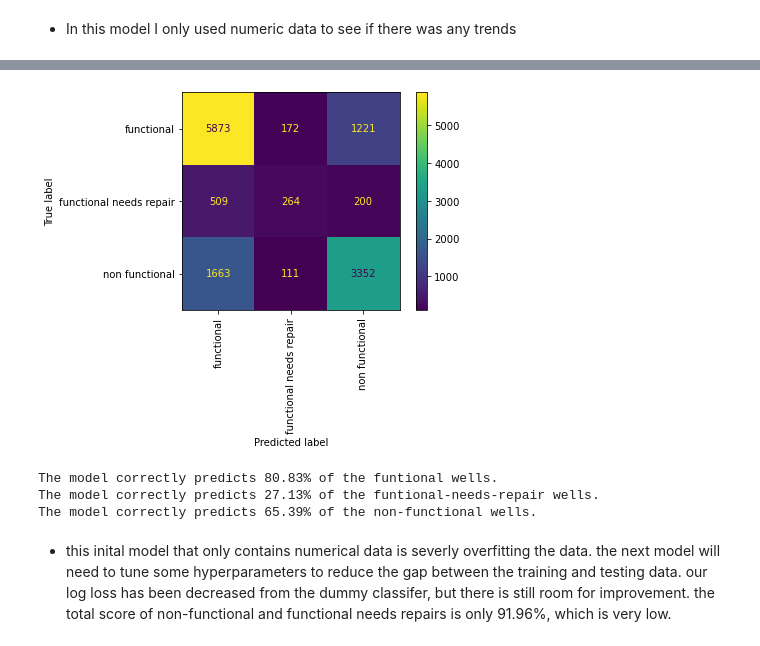
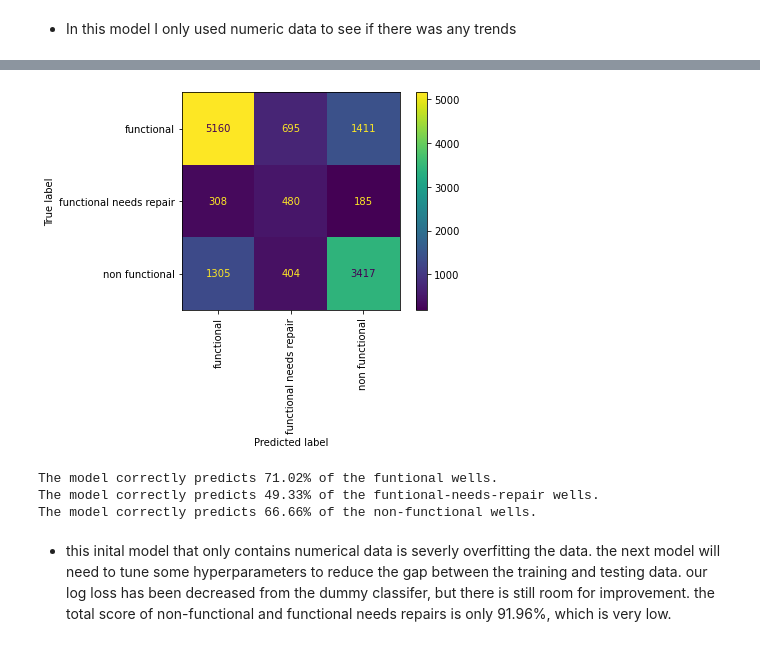
Before and after one commit to fivearm/Phase_3_Project, a Jupyter notebook: 03_random_forest_models.ipynb, the cells around one changed output, grey strips where cells are left out. Drawn from its saved outputs; the diff is of its cells as text; code cells hidden in the pictures.

```diff
--- a/03_random_forest_models.ipynb
+++ b/03_random_forest_models.ipynb
@@ -63,16 +64,7 @@ y_test = y_test.reshape(13365, )
 # %% [markdown]
 * In this model I only used numeric data to see if there was any trends
 # %%
-rfc = RandomForestClassifier()
-ss = StandardScaler()
+pipeline_0 = imbPipeline([('ss', StandardScaler()), ('smote', SMOTE(random_state=42)), ('rfc', RandomForestClassifier())])
 
 X_train_nums = X_train.select_dtypes(exclude=object)
 X_test_nums = X_test.select_dtypes(exclude=object)
-
-X_train_nums_scaled = ss.fit_transform(X_train_nums)
-X_test_nums_scaled = ss.transform(X_test_nums)
-# %%
-%time
-rfc.fit(X_train_nums_scaled, y_train)
-
-preds = rfc.predict(X_test_nums_scaled)
@@ -81 +71,5 @@ Wall time: 0 ns
+# %%
+pipeline_0.fit(X_train_nums, y_train)
+
+preds = pipeline_0.predict(X_test_nums)
 # %%
@@ -101,13 +95,13 @@ Log Loss: 1.1949141735551005
 # %%
-plot_confusion_matrix(rfc, X_test_nums_scaled, y_test, xticks_rotation='vertical');
+plot_confusion_matrix(pipeline_0, X_test_nums, y_test, xticks_rotation='vertical');
 # %% [output]
-[figure, old version]
+[figure, new version]
 # %%
-model_predictions(rfc, X_test_nums_scaled, y_test)
+model_predictions(pipeline_0, X_test_nums, y_test)
 # %% [output]
-The model correctly predicts 80.83% of the funtional wells.
-The model correctly predicts 27.13% of the funtional-needs-repair wells.
-The model correctly predicts 65.39% of the non-functional wells.
+The model correctly predicts 71.02% of the funtional wells.
+The model correctly predicts 49.33% of the funtional-needs-repair wells.
+The model correctly predicts 66.66% of the non-functional wells.
 # %% [markdown]
 *  this inital model that only contains numerical data is severly overfitting the data. the next model will need to tune some hyperparameters to reduce the gap between the training and testing data. our log loss has been decreased from the dummy classifer, but there is still room for improvement. the total score of non-functional and functional needs repairs is only 91.96%, which is very low.
 # %% [markdown]
```
Also changed, not shown: parts of 5 cells of this notebook.
